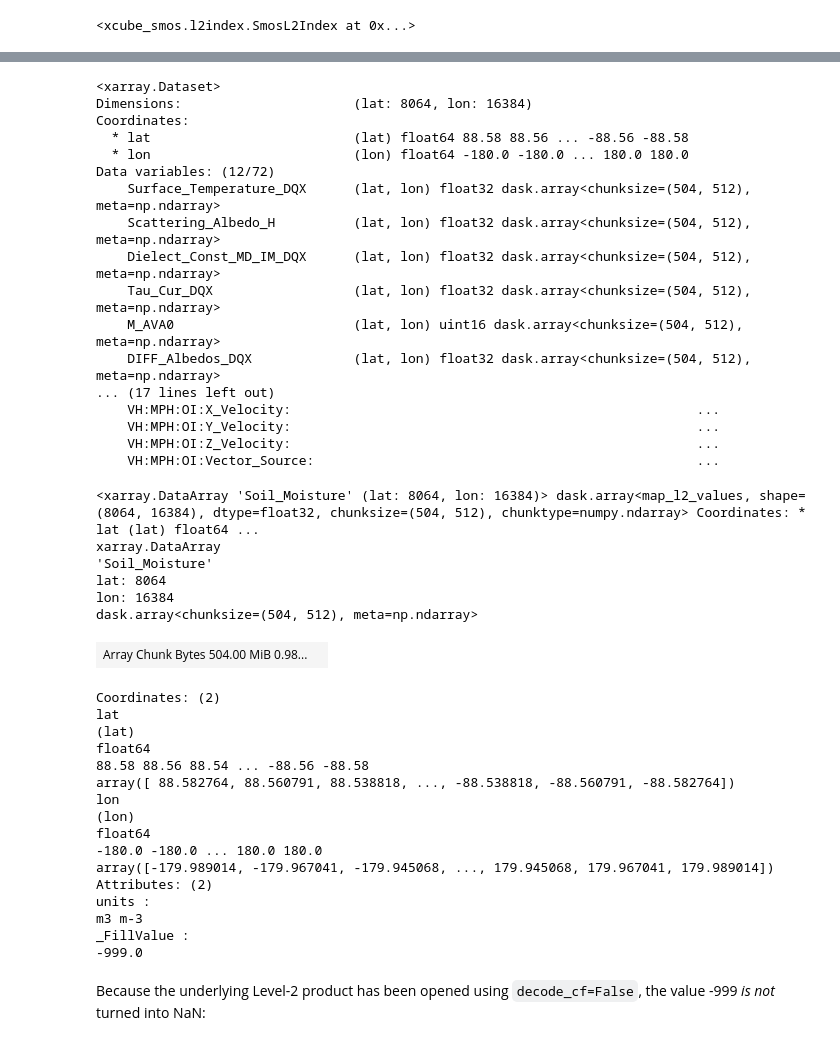
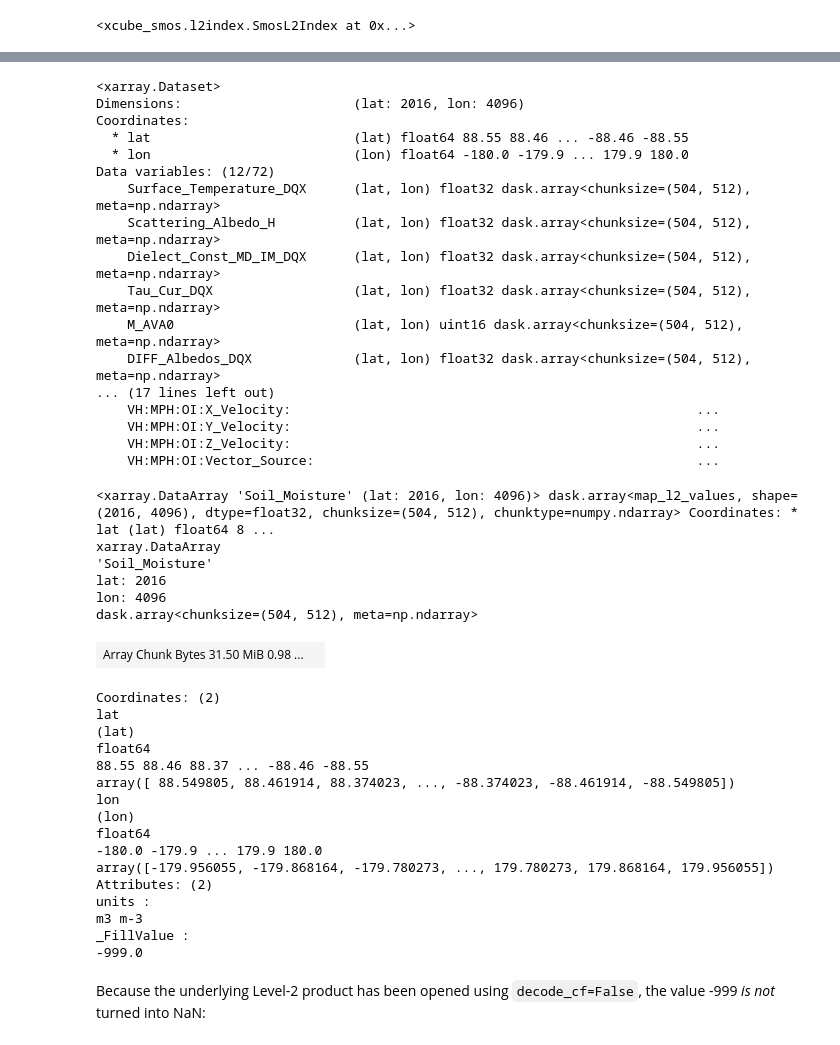
Before and after one commit to xcube-dev/xcube-smos, a Jupyter notebook: notebooks/open-l2-product.ipynb, the cells around one changed output, grey strips where cells are left out. Drawn from its saved outputs; the diff is of its cells as text; code cells hidden in the pictures.

```diff
--- a/notebooks/open-l2-product.ipynb
+++ b/notebooks/open-l2-product.ipynb
@@ -120,14 +120,14 @@ mapped_l2.l2_index.get_dataset(0).l2_index.plot.imshow(figsize=(20, 10), cmap="b
 <matplotlib.image.AxesImage at 0x...>
 [figure]
 # %%
-l2_ds_0 = mapped_l2.get_dataset(0)
-l2_ds_0
+l2_ds_2 = mapped_l2.get_dataset(2)
+l2_ds_2
 # %% [output]
 <xarray.Dataset>
-Dimensions:                      (lat: 8064, lon: 16384)
+Dimensions:                      (lat: 2016, lon: 4096)
 Coordinates:
-  * lat                          (lat) float64 88.58 88.56 ... -88.56 -88.58
-  * lon                          (lon) float64 -180.0 -180.0 ... 180.0 180.0
+  * lat                          (lat) float64 88.55 88.46 ... -88.46 -88.55
+  * lon                          (lon) float64 -180.0 -179.9 ... 179.9 180.0
 Data variables: (12/72)
     Surface_Temperature_DQX      (lat, lon) float32 dask.array<chunksize=(504, 512), meta=np.ndarray>
     Scattering_Albedo_H          (lat, lon) float32 dask.array<chunksize=(504, 512), meta=np.ndarray>
@@ -141,26 +141,26 @@ Data variables: (12/72)
     VH:MPH:OI:Z_Velocity:                                                    ...
     VH:MPH:OI:Vector_Source:                                                 ...
 # %%
-l2_ds_0.Soil_Moisture
+l2_ds_2.Soil_Moisture
 # %% [output]
-<xarray.DataArray 'Soil_Moisture' (lat: 8064, lon: 16384)> dask.array<map_l2_values, shape=(8064, 16384), dtype=float32, chunksize=(504, 512), chunktype=numpy.ndarray> Coordinates: * lat (lat) float64 ...
+<xarray.DataArray 'Soil_Moisture' (lat: 2016, lon: 4096)> dask.array<map_l2_values, shape=(2016, 4096), dtype=float32, chunksize=(504, 512), chunktype=numpy.ndarray> Coordinates: * lat (lat) float64 8 ...
 xarray.DataArray
 'Soil_Moisture'
-lat: 8064
-lon: 16384
+lat: 2016
+lon: 4096
 dask.array<chunksize=(504, 512), meta=np.ndarray>
-| Array Chunk Bytes 504.00 MiB 0.98... |  |
+| Array Chunk Bytes 31.50 MiB 0.98 ... |  |
 Coordinates: (2)
 lat
 (lat)
 float64
-88.58 88.56 88.54 ... -88.56 -88.58
-array([ 88.582764, 88.560791, 88.538818, ..., -88.538818, -88.560791, -88.582764])
+88.55 88.46 88.37 ... -88.46 -88.55
+array([ 88.549805, 88.461914, 88.374023, ..., -88.374023, -88.461914, -88.549805])
 lon
 (lon)
 float64
--180.0 -180.0 ... 180.0 180.0
-array([-179.989014, -179.967041, -179.945068, ..., 179.945068, 179.967041, 179.989014])
+-180.0 -179.9 ... 179.9 180.0
+array([-179.956055, -179.868164, -179.780273, ..., 179.780273, 179.868164, 179.956055])
 Attributes: (2)
 units :
 m3 m-3
```
Also changed, not shown: parts of 14 cells of this notebook.
